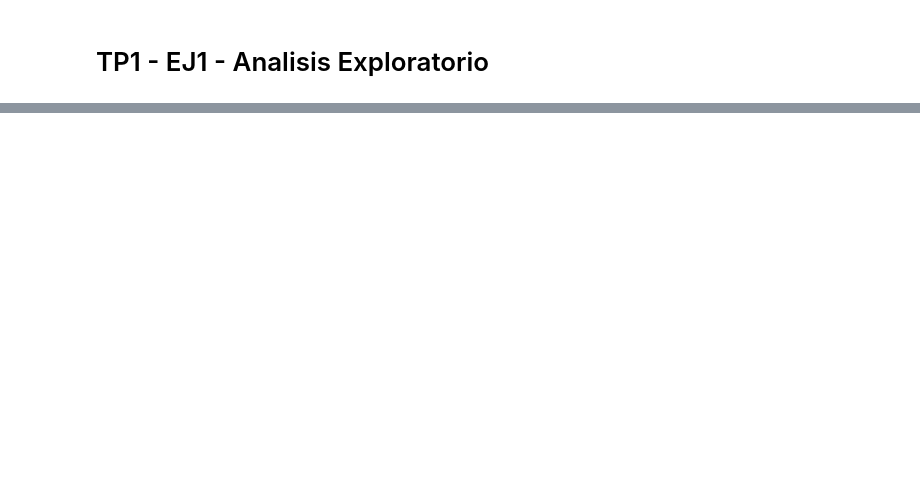
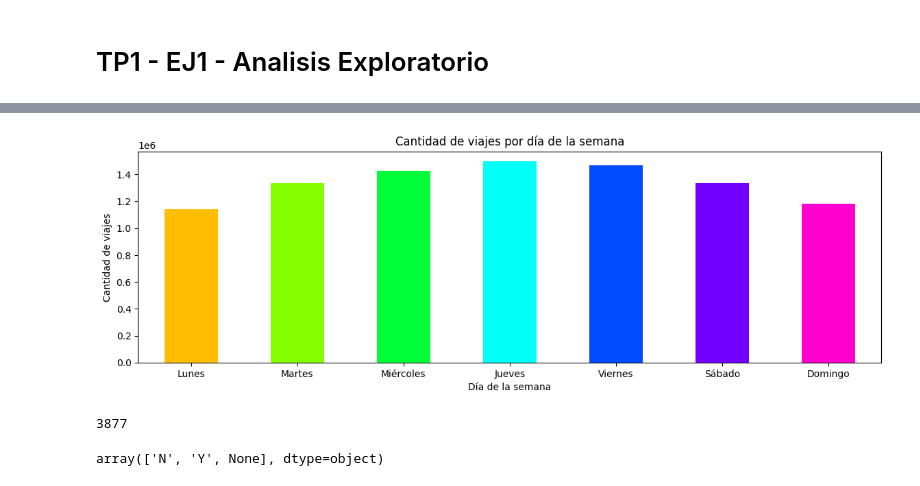
Before and after one commit to meifius/TA047R_2C2024_GRUPO5, a Jupyter notebook: TP1/TA047R_TP1_GRUPO05_ENTREGA_EJ1.ipynb, the cells around one changed output, grey strips where cells are left out. Drawn from its saved outputs; the diff is of its cells as text; code cells hidden in the pictures; blank space fills up the shorter version.

```diff
--- a/TP1/TA047R_TP1_GRUPO05_ENTREGA_EJ1.ipynb
+++ b/TP1/TA047R_TP1_GRUPO05_ENTREGA_EJ1.ipynb
@@ -260,0 +296,36 @@ Conclusion:
+# %%
+trip_data['weekday'] = trip_data['tpep_pickup_datetime'].dt.day_name()
+trip_data['dayofweek'] = trip_data['tpep_pickup_datetime'].dt.dayofweek
+trip_data.weekday = trip_data.weekday.apply(lambda x: 'Lunes' if x == 'Monday' else
+                                                     ('Martes' if x == 'Tuesday' else ('Miércoles' if x == 'Wednesday' else
+                                                                ('Jueves' if x == 'Thursday' else ('Viernes' if x == 'Friday' else
+                                                                        ('Sábado' if x == 'Saturday' else
+                                                                            ('Domingo' if x == 'Sunday' else x)))))))
+# %%
+trip_data_days = trip_data.loc[:,['tpep_pickup_datetime', 'dayofweek', 'weekday']]
+
+trip_data_days_groupby = trip_data_days.groupby(['dayofweek','weekday']).count()['tpep_pickup_datetime'].reset_index()
+trip_data_days_groupby.set_index('weekday', inplace=True)
+trip_data_days_groupby.drop('dayofweek', inplace=True, axis=1)
+trip_data_days_groupby.index.name = None
+
+plot_trip_data_days = trip_data_days_groupby.plot(y='tpep_pickup_datetime', title = "Cantidad de viajes por día de la semana",kind='bar',
+                                                          figsize=(14,4),rot=0, color=(sns.color_palette("hsv", n_colors=7)))
+plot_trip_data_days.set_ylabel('Cantidad de viajes')
+plot_trip_data_days.set_xlabel('Día de la semana')
+plot_trip_data_days.legend().set_visible(False)
+plt.show()
+# %% [output]
+[figure, added]
+# %%
+del trip_data_days
+del trip_data_days_groupby
+del plot_trip_data_days
+# Perform garbage collection
+gc.collect()
+# %% [output]
+3877
+# %%
+trip_data.store_and_fwd_flag.unique()
+# %% [output]
+array(['N', 'Y', None], dtype=object)
```
Also changed, not shown: parts of 297 cells of this notebook.
